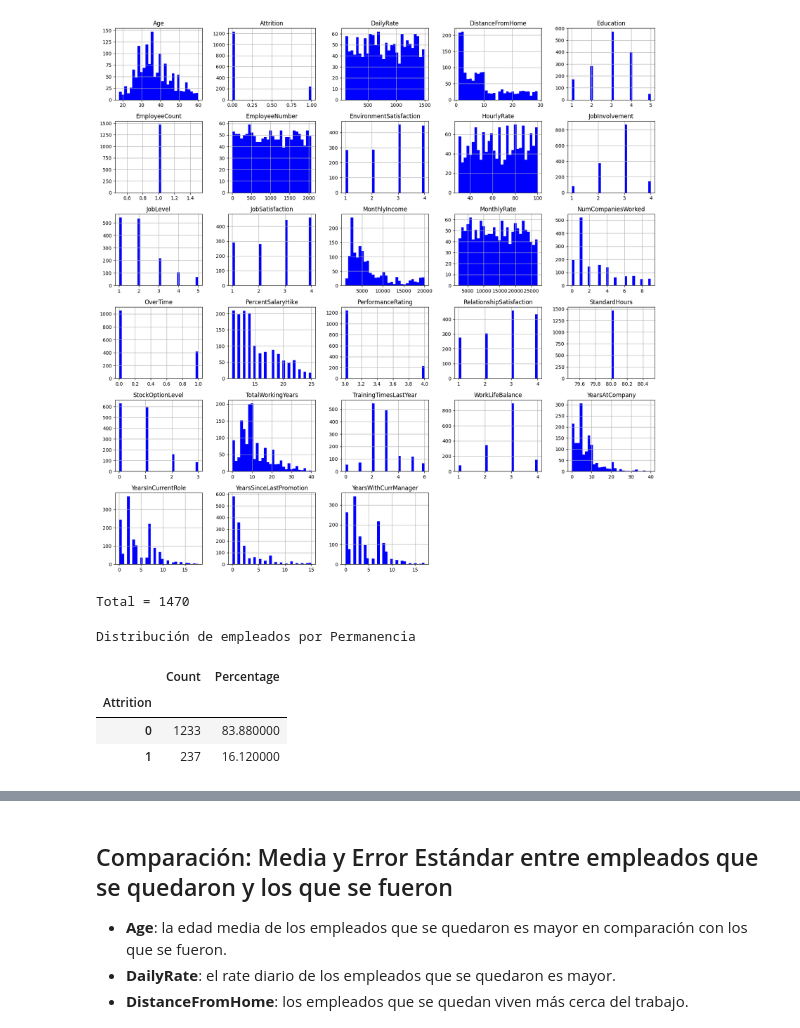
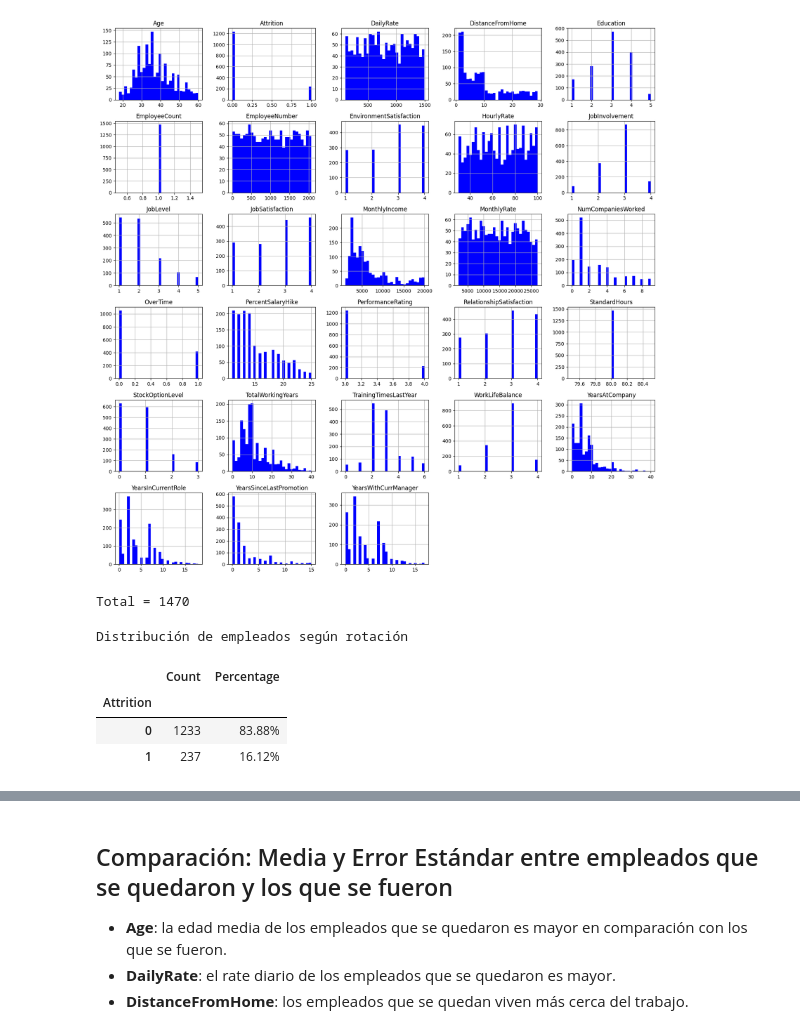
Before and after one commit to RicardoUrrutia-Tech/HR_Project, a Jupyter notebook: Departamento_de_Gestión_del_Personal.ipynb, the cells around one changed output, grey strips where cells are left out. Cells and saved outputs as stored; diff of their text form; code cells hidden in the pictures.

```diff
--- a/Departamento_de_Gestión_del_Personal.ipynb
+++ b/Departamento_de_Gestión_del_Personal.ipynb
@@ -193,21 +198,29 @@ employee_df.drop(['EmployeeCount', 'StandardHours', 'Over18', 'EmployeeNumber'],
 left_df = employee_df[employee_df['Attrition'] == 1]
 stayed_df = employee_df[employee_df['Attrition'] == 0]
 # %%
-# Total
+# Total de empleados
 print(f"Total = {len(employee_df)}")
+
+# Tabla de attrition
+tabla_attrition = (
+    employee_df['Attrition']
+    .value_counts()
+    .to_frame('Count')
+    .assign(Percentage=lambda x: (x['Count'] / len(employee_df) * 100).round(2))
+)
 
 # Tabla con estilos
 tabla_attrition.style \
-    .format({'Porcentaje': '{:.2f}%'}) \
-    .set_caption("Distribución de empleados por Permanencia") \
+    .format({'Percentage': '{:.2f}%'}) \
+    .set_caption("Distribución de empleados según rotación") \
     .background_gradient(cmap="Blues")
 # %% [output]
 Total = 1470
-Distribución de empleados por Permanencia
+Distribución de empleados según rotación
 |  | Count | Percentage |
 | Attrition |  |  |
-| 0 | 1233 | 83.880000 |
-| 1 | 237 | 16.120000 |
+| 0 | 1233 | 83.88% |
+| 1 | 237 | 16.12% |
 # %%
 left_df.describe()
 # %% [output]
```
Also changed, not shown: parts of 12 cells of this notebook.
